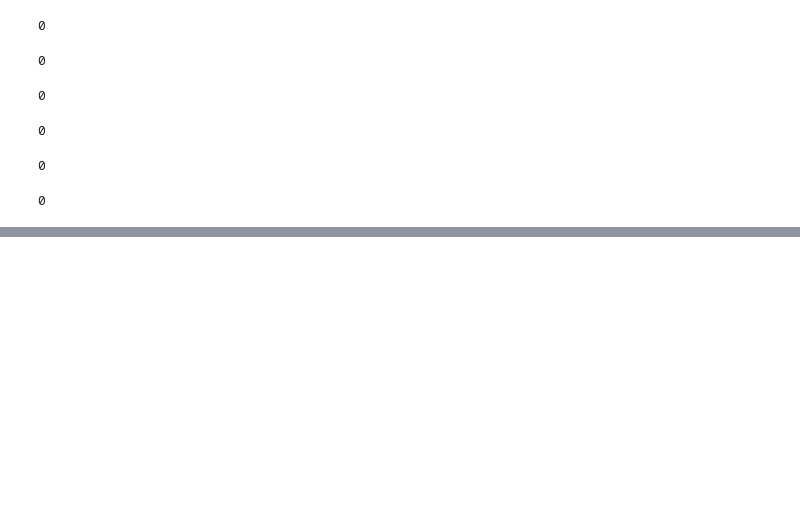
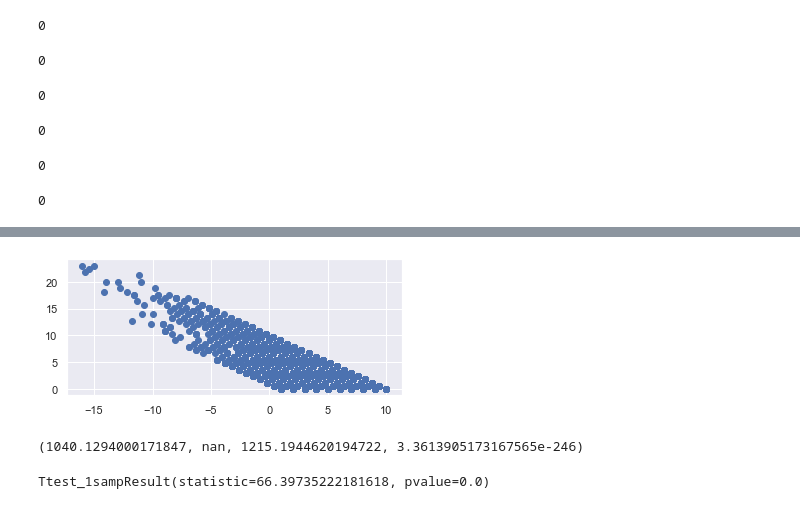
Before and after one commit to DataScienceDuo/COMPAS, a Jupyter notebook: two_year_analysis-Copy1.ipynb, the cells around one changed output, grey strips where cells are left out. Saved outputs shown, nothing was run; the diff lists cells and outputs as text; code cells hidden in the pictures; blank space fills up the shorter version.

```diff
--- a/two_year_analysis-Copy1.ipynb
+++ b/two_year_analysis-Copy1.ipynb
@@ -1705,0 +1716,3 @@ TypeError: invalid type promotion
+# %%
+x = two_concat['priors_count']
+y = two_concat['decile_score']
@@ -1705,0 +1729,19 @@ TypeError: invalid type promotion
+# %%
+model = sm.OLS(y,x).fit()
+# %%
+pred_val = model.fittedvalues.copy()
+true_val = two_concat['decile_score'].values.copy()
+residual = true_val - pred_val
+# %%
+fig, ax = plt.subplots(figsize=(6, 2.5))
+_ = ax.scatter(residual, pred_val)
+# %% [output]
+[figure, added]
+# %%
+sms.diagnostic.het_breuschpagan(residual, two_concat[['priors_count']])
+# %% [output]
+(1040.1294000171847, nan, 1215.1944620194722, 3.3613905173167565e-246)
+# %%
+sms.linear_harvey_collier(model)
+# %% [output]
+Ttest_1sampResult(statistic=66.39735222181618, pvalue=0.0)
```
Also changed, not shown: parts of 73 cells of this notebook.
